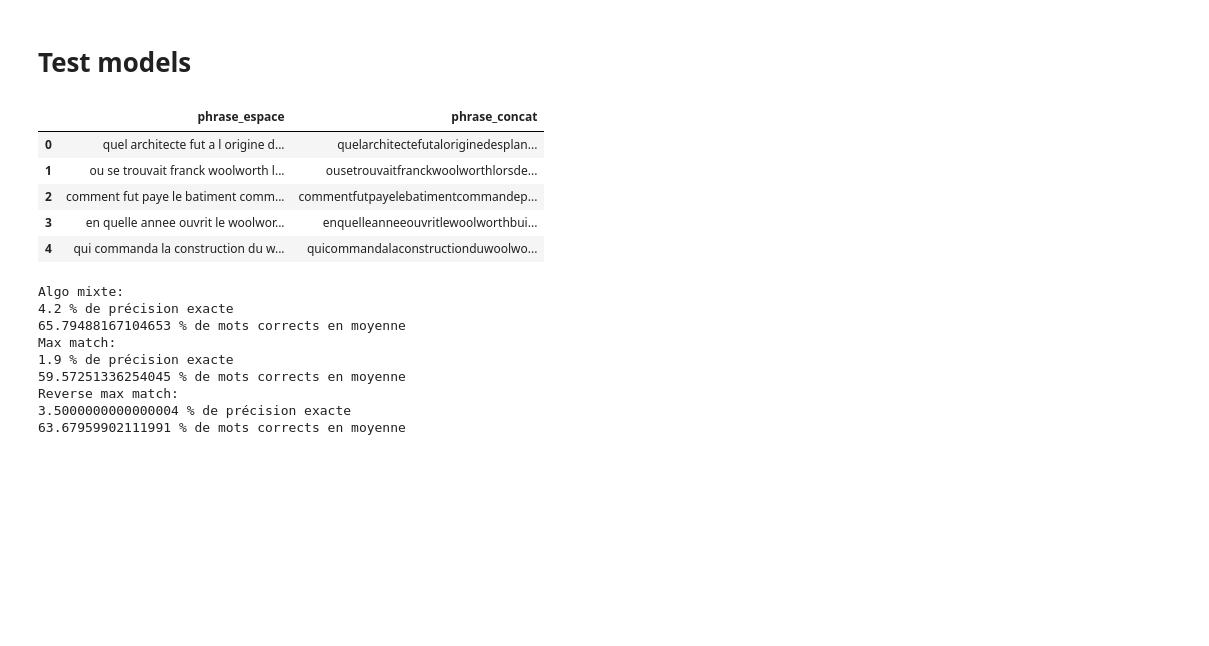
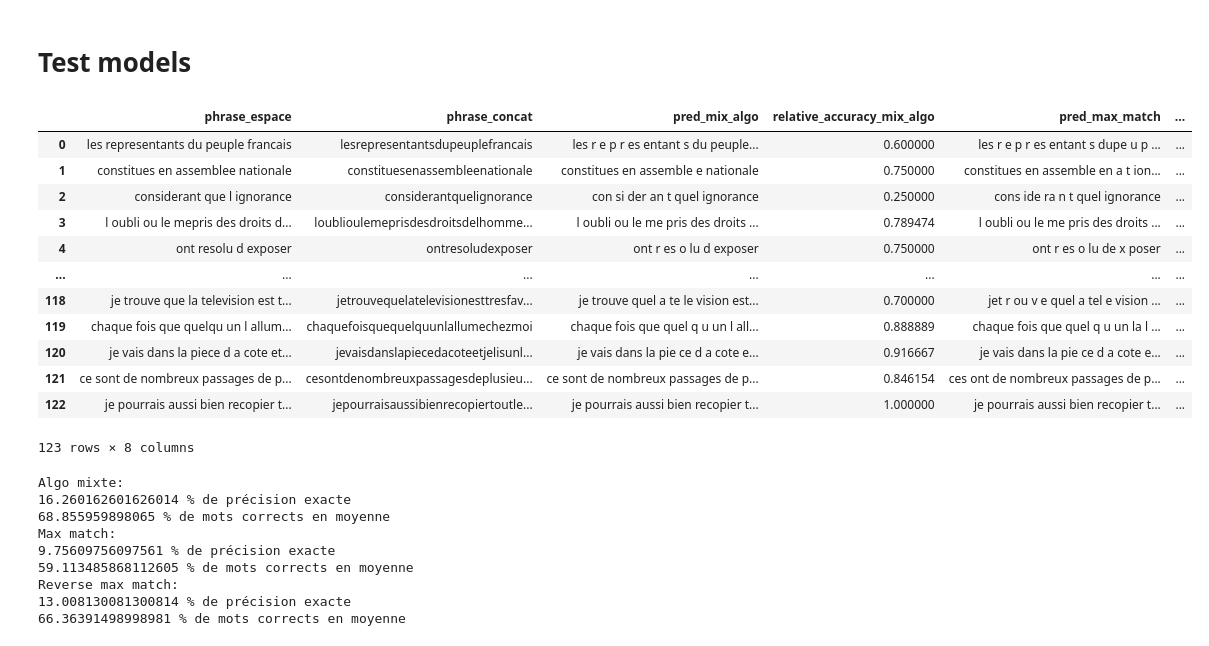
Before and after one commit to arnaudcournil/LSF-Alphabet-Subtitles, a Jupyter notebook: reformerphrase.ipynb, the cells around one changed output. Cells and saved outputs as stored; diff of their text form; code cells hidden in the pictures; blank space fills up the shorter version.

```diff
--- a/reformerphrase.ipynb
+++ b/reformerphrase.ipynb
@@ -243,23 +243,32 @@ def nettoyer_texte(texte):
     texte = re.sub(r"[^\w\s]", "", texte)
     # Mettre en minuscule
     texte = texte.lower()
-    return texte
+    # Enlever les espaces en trop
+    return texte.strip()
 
-df = pd.read_csv("questoin-reponse.csv")
-df["phrase_espace"] =  df["question"].apply(nettoyer_texte).str.strip()
-df["phrase_concat"] = df["phrase_espace"].apply(lambda x: x.replace(" ", ""))
-del  df["question"]
-del df["reponse"]
+with open("phrases_francaises.txt", 'r', encoding='utf8') as file:
+    texte = file.read()
+sentences =  re.split(r"[.?!;…,]", texte.replace("\n", " "))
+sentences_clean = [nettoyer_texte(sentence) for sentence in sentences if sentence !=  ""]
 
-df = df[:1000]
-df.head()
+df = pd.DataFrame(sentences_clean, columns=["phrase_espace"])
+df["phrase_concat"]  = df["phrase_espace"].apply(lambda x: x.replace(" ", ""))
-# %% [output]
-|  | phrase_espace | phrase_concat |
-| 0 | quel architecte fut a l origine d... | quelarchitectefutaloriginedesplan... |
-| 1 | ou se trouvait franck woolworth l... | ousetrouvaitfranckwoolworthlorsde... |
-| 2 | comment fut paye le batiment comm... | commentfutpayelebatimentcommandep... |
-| 3 | en quelle annee ouvrit le woolwor... | enquelleanneeouvritlewoolworthbui... |
-| 4 | qui commanda la construction du w... | quicommandalaconstructionduwoolwo... |
+# %%
+df
+# %% [output]
+|  | phrase_espace | phrase_concat | pred_mix_algo | relative_accuracy_mix_algo | pred_max_match | ... |
+| 0 | les representants du peuple francais | lesrepresentantsdupeuplefrancais | les r e p r es entant s du peuple... | 0.600000 | les r e p r es entant s dupe u p ... | ... |
+| 1 | constitues en assemblee nationale | constituesenassembleenationale | constitues en assemble e nationale | 0.750000 | constitues en assemble en a t ion... | ... |
+| 2 | considerant que l ignorance | considerantquelignorance | con si der an t quel ignorance | 0.250000 | cons ide ra n t quel ignorance | ... |
+| 3 | l oubli ou le mepris des droits d... | loublioulemeprisdesdroitsdelhomme... | l oubli ou le me pris des droits ... | 0.789474 | l oubli ou le me pris des droits ... | ... |
+| 4 | ont resolu d exposer | ontresoludexposer | ont r es o lu d exposer | 0.750000 | ont r es o lu de x poser | ... |
+| ... | ... | ... | ... | ... | ... | ... |
+| 118 | je trouve que la television est t... | jetrouvequelatelevisionesttresfav... | je trouve quel a te le vision est... | 0.700000 | jet r ou v e quel a tel e vision ... | ... |
+| 119 | chaque fois que quelqu un l allum... | chaquefoisquequelquunlallumechezmoi | chaque fois que quel q u un l all... | 0.888889 | chaque fois que quel q u un la l ... | ... |
+| 120 | je vais dans la piece d a cote et... | jevaisdanslapiecedacoteetjelisunl... | je vais dans la pie ce d a cote e... | 0.916667 | je vais dans la pie ce d a cote e... | ... |
+| 121 | ce sont de nombreux passages de p... | cesontdenombreuxpassagesdeplusieu... | ce sont de nombreux passages de p... | 0.846154 | ces ont de nombreux passages de p... | ... |
+| 122 | je pourrais aussi bien recopier t... | jepourraisaussibienrecopiertoutle... | je pourrais aussi bien recopier t... | 1.000000 | je pourrais aussi bien recopier t... | ... |
+123 rows × 8 columns
 # %%
 for index, row in df.iterrows():
     real_tokens = row["phrase_espace"].split()
@@ -296,11 +305,11 @@ print(mean_reverse_max_match * 100, "%", "de précision exacte")
 print(relative_accuracy_reverse_max_match * 100, "%", "de mots corrects en moyenne")
 # %% [output]
 Algo mixte:
-4.2 % de précision exacte
-65.79488167104653 % de mots corrects en moyenne
+16.260162601626014 % de précision exacte
+68.855959898065 % de mots corrects en moyenne
 Max match:
-1.9 % de précision exacte
-59.57251336254045 % de mots corrects en moyenne
+9.75609756097561 % de précision exacte
+59.113485868112605 % de mots corrects en moyenne
 Reverse max match:
-3.5000000000000004 % de précision exacte
-63.67959902111991 % de mots corrects en moyenne
+13.008130081300814 % de précision exacte
+66.36391498998981 % de mots corrects en moyenne
```
Also changed, not shown: parts of 1 cell of this notebook, 3 other files.
